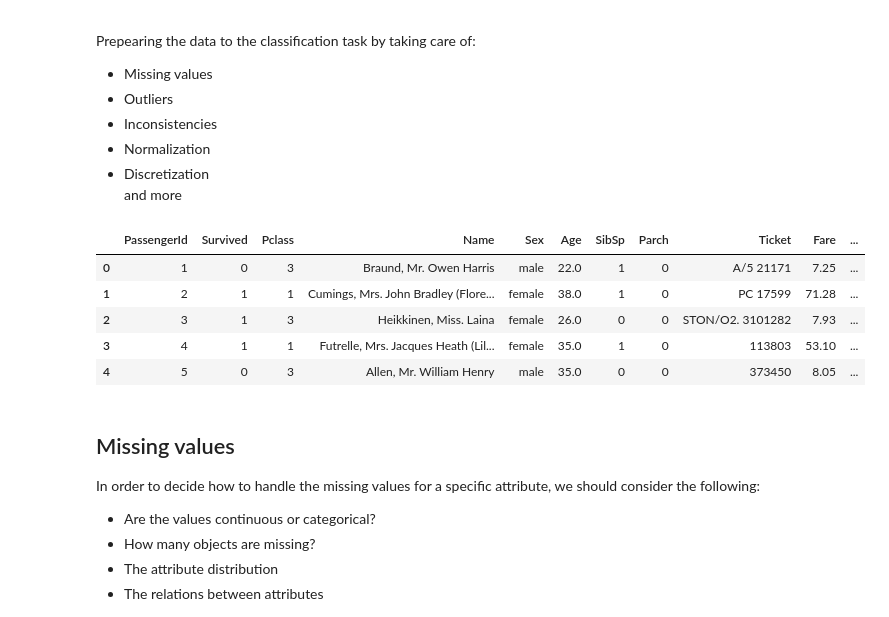
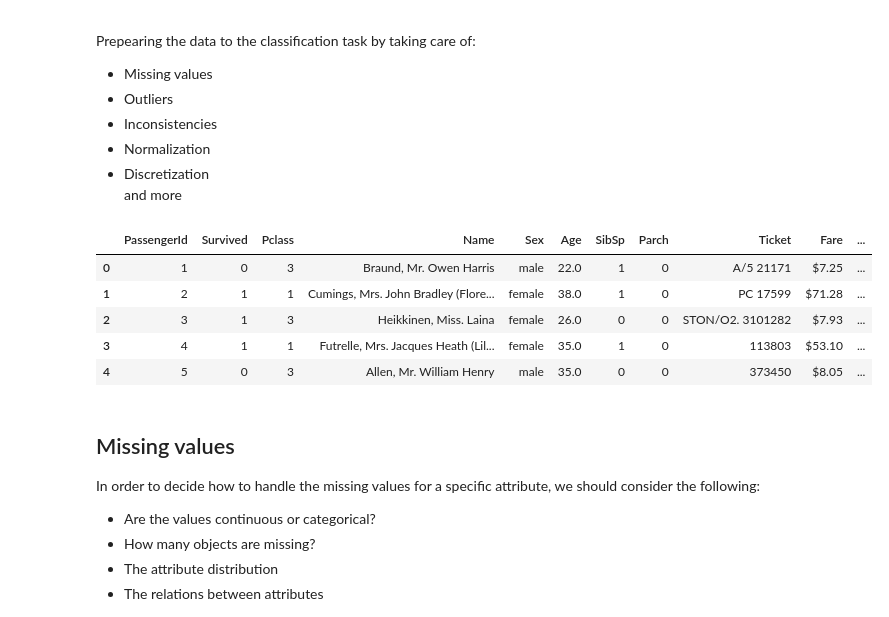
Before and after one commit to parzival0152/datamine, a Jupyter notebook: Rec3_preprocess_part1.ipynb, the cells around one changed output. Drawn from its saved outputs; the diff is of its cells as text; code cells hidden in the pictures.

```diff
--- a/Rec3_preprocess_part1.ipynb
+++ b/Rec3_preprocess_part1.ipynb
@@ -20,15 +20,16 @@ sns.set(color_codes=True)
 sns.set(rc={'figure.figsize':(5,5)})
 # %%
 df = pd.read_csv("./data/titanic.csv")
-df['Fare'] = df['Fare'].str.extract('(\d+\.?\d*)', expand = True).astype(float)
+
+df['Fares'] = df['Fare'].str.extract('(\d+\.?\d*)', expand = True).astype(float)
 df.head()
 # %% [output]
 |  | PassengerId | Survived | Pclass | Name | Sex | Age | SibSp | Parch | Ticket | Fare | ... |
-| 0 | 1 | 0 | 3 | Braund, Mr. Owen Harris | male | 22.0 | 1 | 0 | A/5 21171 | 7.25 | ... |
-| 1 | 2 | 1 | 1 | Cumings, Mrs. John Bradley (Flore... | female | 38.0 | 1 | 0 | PC 17599 | 71.28 | ... |
-| 2 | 3 | 1 | 3 | Heikkinen, Miss. Laina | female | 26.0 | 0 | 0 | STON/O2. 3101282 | 7.93 | ... |
-| 3 | 4 | 1 | 1 | Futrelle, Mrs. Jacques Heath (Lil... | female | 35.0 | 1 | 0 | 113803 | 53.10 | ... |
-| 4 | 5 | 0 | 3 | Allen, Mr. William Henry | male | 35.0 | 0 | 0 | 373450 | 8.05 | ... |
+| 0 | 1 | 0 | 3 | Braund, Mr. Owen Harris | male | 22.0 | 1 | 0 | A/5 21171 | $7.25 | ... |
+| 1 | 2 | 1 | 1 | Cumings, Mrs. John Bradley (Flore... | female | 38.0 | 1 | 0 | PC 17599 | $71.28 | ... |
+| 2 | 3 | 1 | 3 | Heikkinen, Miss. Laina | female | 26.0 | 0 | 0 | STON/O2. 3101282 | $7.93 | ... |
+| 3 | 4 | 1 | 1 | Futrelle, Mrs. Jacques Heath (Lil... | female | 35.0 | 1 | 0 | 113803 | $53.10 | ... |
+| 4 | 5 | 0 | 3 | Allen, Mr. William Henry | male | 35.0 | 0 | 0 | 373450 | $8.05 | ... |
 # %% [markdown]
 ## Missing values
 In order to decide how to handle the missing values for a specific attribute, we should consider the following:
```
Also changed, not shown: 4 other files.
